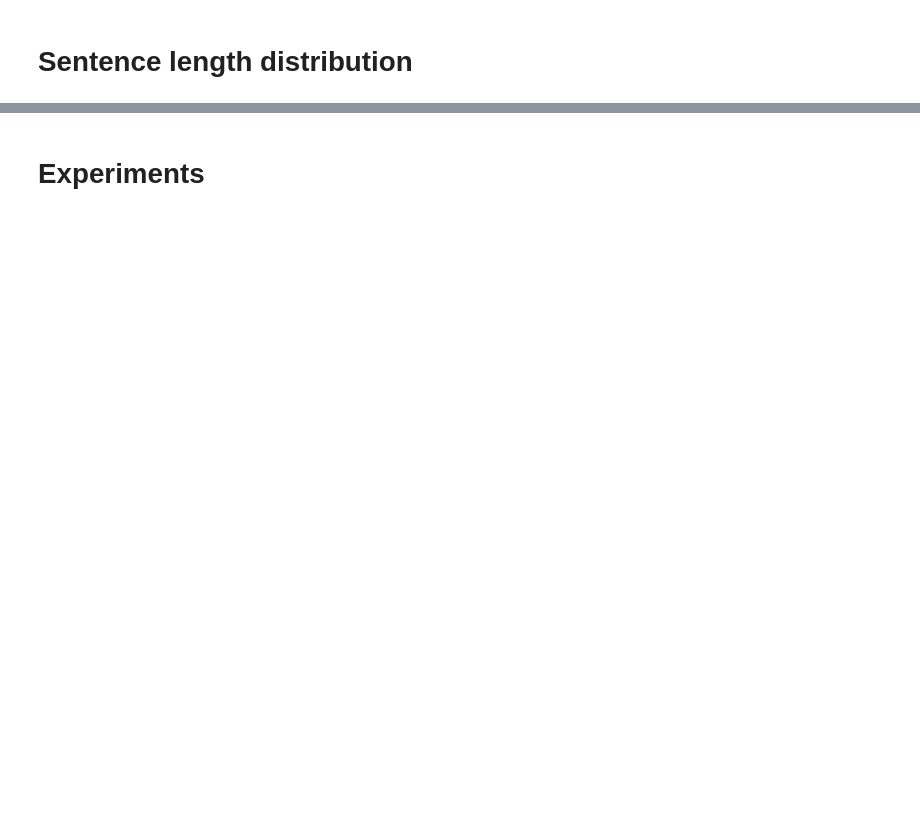
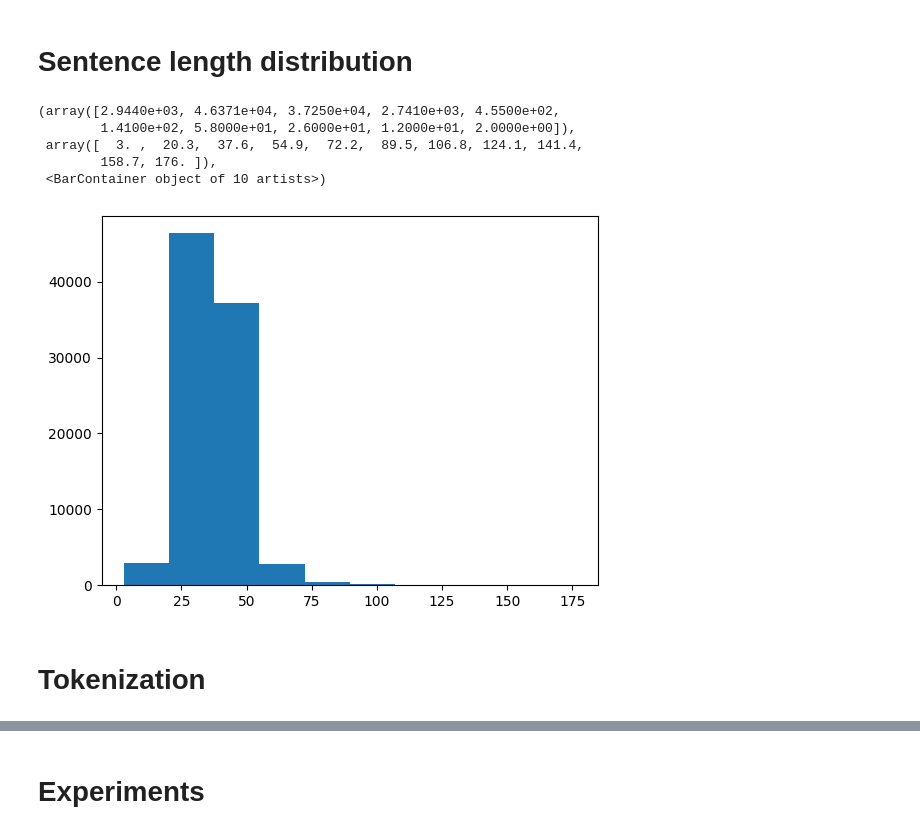
Before and after one commit to MattS0000/BinaryLSTM_2023L, a Jupyter notebook: Experiments.ipynb, the cells around one changed output, grey strips where cells are left out. Saved outputs shown, nothing was run; the diff lists cells and outputs as text; code cells hidden in the pictures; blank space fills up the shorter version.

```diff
--- a/Experiments.ipynb
+++ b/Experiments.ipynb
@@ -31,2 +9,31 @@ y_val = to_categorical(y_val)
+# %%
+from tensorflow.keras.preprocessing.text import Tokenizer
+from tensorflow.keras.preprocessing.sequence import pad_sequences
+from sklearn.model_selection import train_test_split
+
+
+data_train =pd.read_csv("data/train_agnews.csv")
+X = data_train.iloc[:,2] + data_train.iloc[:,1]
+y = data_train.iloc[:,0].apply(lambda x: x-1)
+
+data_test =pd.read_csv("data/test_agnews.csv")
+X_test = data_test.iloc[:,2] + data_test.iloc[:,1]
+y_test = data_test.iloc[:,0].apply(lambda x: x-1)
+
+X_train, X_val, y_train, y_val = train_test_split(X, y)
+
+
+lengths = [len(a.split()) for a in X_train]
 # %% [markdown]
 # Sentence length distribution
+# %%
+plt.hist(lengths)
+# %% [output]
+(array([2.9440e+03, 4.6371e+04, 3.7250e+04, 2.7410e+03, 4.5500e+02,
+        1.4100e+02, 5.8000e+01, 2.6000e+01, 1.2000e+01, 2.0000e+00]),
+ array([  3. ,  20.3,  37.6,  54.9,  72.2,  89.5, 106.8, 124.1, 141.4,
+        158.7, 176. ]),
+ <BarContainer object of 10 artists>)
+[figure, added]
+# %% [markdown]
+# Tokenization
```
Also changed, not shown: parts of 13 cells of this notebook, 4 other files.
